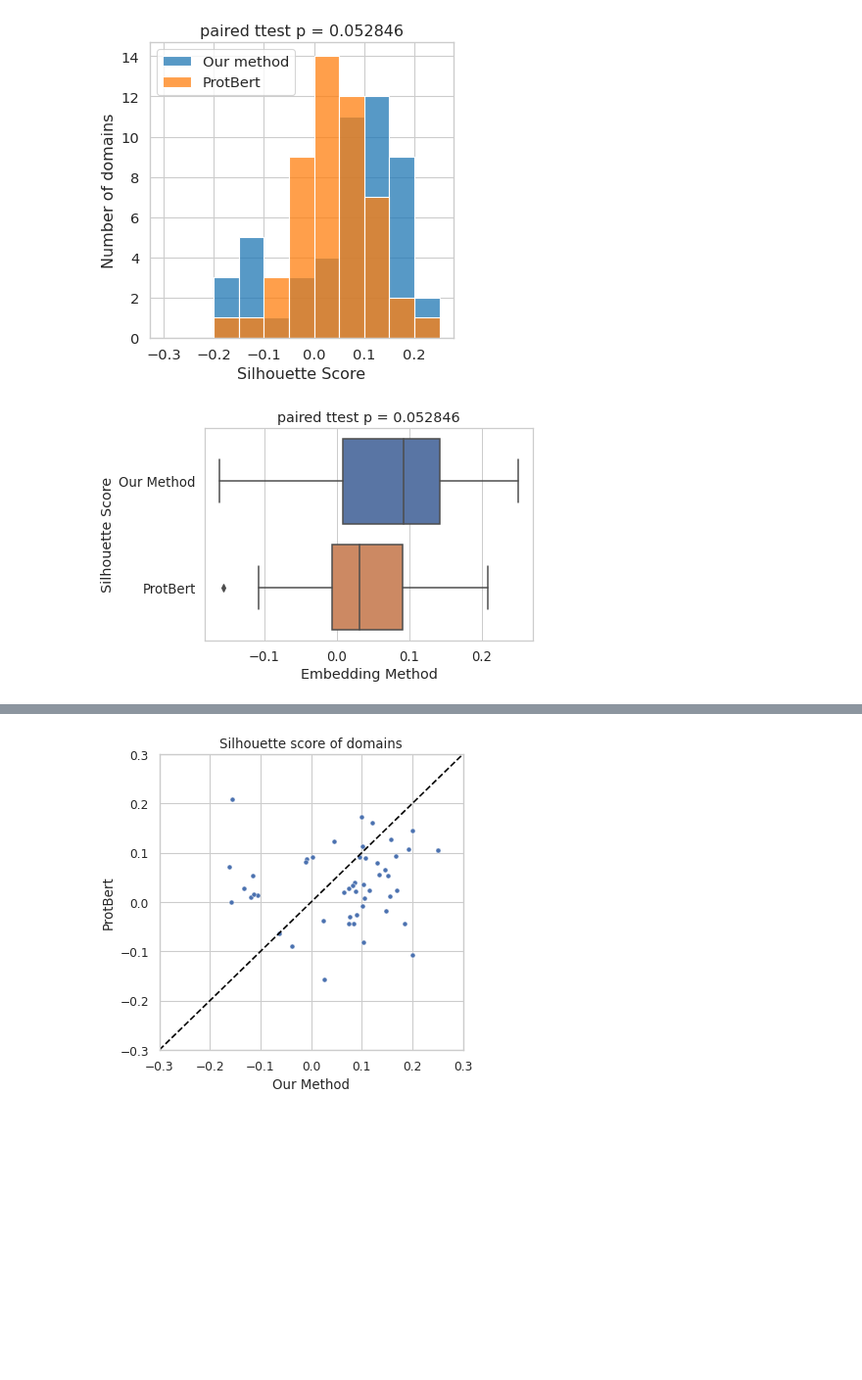
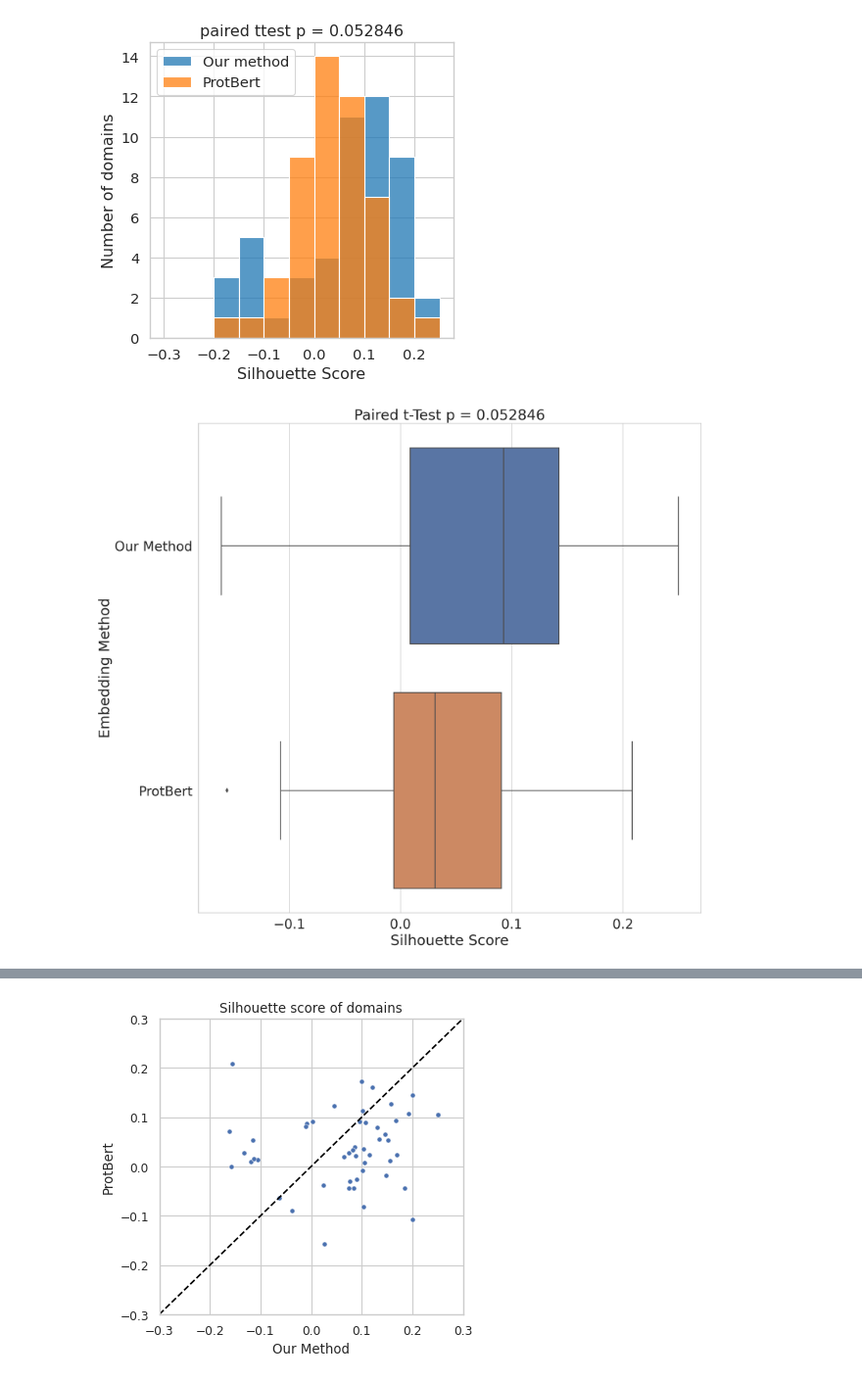
Before and after one commit to samsledje/ConPLex_dev, a Jupyter notebook: nb/DrugBank x Surfaceome.ipynb, the cells around one changed output, grey strips where cells are left out. Shown at 98% size. Cells and saved outputs as stored; diff of their text form; code cells hidden in the pictures; blank space fills up the shorter version.

```diff
--- a/nb/DrugBank x Surfaceome.ipynb
+++ b/nb/DrugBank x Surfaceome.ipynb
@@ -420,5 +469,5 @@ print(oursil)#, pbsil)
 # %%
-sns.set(style='whitegrid',font_scale=1.5)
+sns.set(style='whitegrid',font_scale=2)
 plt.figure(figsize=(15, 15), dpi=150)
 
 style = ['Protein'] * prot_projections.shape[0]# + ['Molecule'] * mol_projections.shape[0]
@@ -437,11 +486,12 @@ sns.scatterplot(
     hue = 'Almen Class',
     s=25,
     alpha=1,
+    palette=palette,
    )
 plt.xlabel('t-SNE 1')
 plt.ylabel('t-SNE 2')
 plt.title('Projection of Surfaceome Proteins into DTI Space')
 sns.despine()
-# plt.savefig('../img/surfaceome_almen_class_tsne.png',bbox_inches='tight')
+plt.savefig('../img/surfaceome_almen_class_tsne.svg',bbox_inches='tight')
 plt.show()
 # %% [output]
@@ -478,5 +527,5 @@ plt.show()
 # %%
-sns.set(style='whitegrid',font_scale=1.5)
+sns.set(style='whitegrid',font_scale=2)
 plt.figure(figsize=(15, 15), dpi=150)
 
 pal = [sns.color_palette("colorblind")[i] for i in [7,1]]
@@ -502,6 +551,6 @@ ax = sns.scatterplot(
 ax.get_legend().set_visible(False)
 plt.title(f'Surfaceome proteins cluster by {domsrted.index[0]} domain')
 sns.despine()
-# plt.savefig('../img/surfaceome_example_pfam_scatter.png',bbox_inches='tight')
+plt.savefig(f'../img/surfaceome_pfam{domain}_scatter.svg',bbox_inches='tight')
 plt.show()
 # %% [output]
@@ -561,16 +610,20 @@ plt.show()
 # %%
 i = 50
 domain_silhouette_df = pd.DataFrame({
-    'x': np.concatenate([domsrted.index[:i],domsrted.index[:i]]),
-    'y': np.concatenate([silscores[:i],protscores[:i]]),
-    'hue': ['Our Method']*i + ['ProtBert']*i,
+    'Domain': np.concatenate([domsrted.index[:i],domsrted.index[:i]]),
+    'Silhouette Score': np.concatenate([silscores[:i],protscores[:i]]),
+    'Embedding Method': ['Our Method']*i + ['ProtBert']*i,
 })
 # %%
-sns.boxplot(data=domain_silhouette_df,x='y',y='hue')
-plt.ylabel('Silhouette Score')
-plt.xlabel('Embedding Method')
-plt.title(f'paired ttest p = {tp:4f}')
+sns.set(style='whitegrid',font_scale=2)
+plt.figure(figsize=(15, 15), dpi=150)
+
+sns.boxplot(data=domain_silhouette_df,x='Silhouette Score',y='Embedding Method')
+# plt.ylabel('Silhouette Score')
+# plt.xlabel('Embedding Method')
+plt.title(f'Paired t-Test p = {tp:4f}')
+plt.savefig(f'../img/surfaceome_pfam_silhouettes_boxplot.svg',bbox_inches='tight')
 plt.show()
 # %% [output]
-[figure, old version]
+[figure, new version]
 # %%
```
Also changed, not shown: parts of 22 cells of this notebook, 12 other files.
